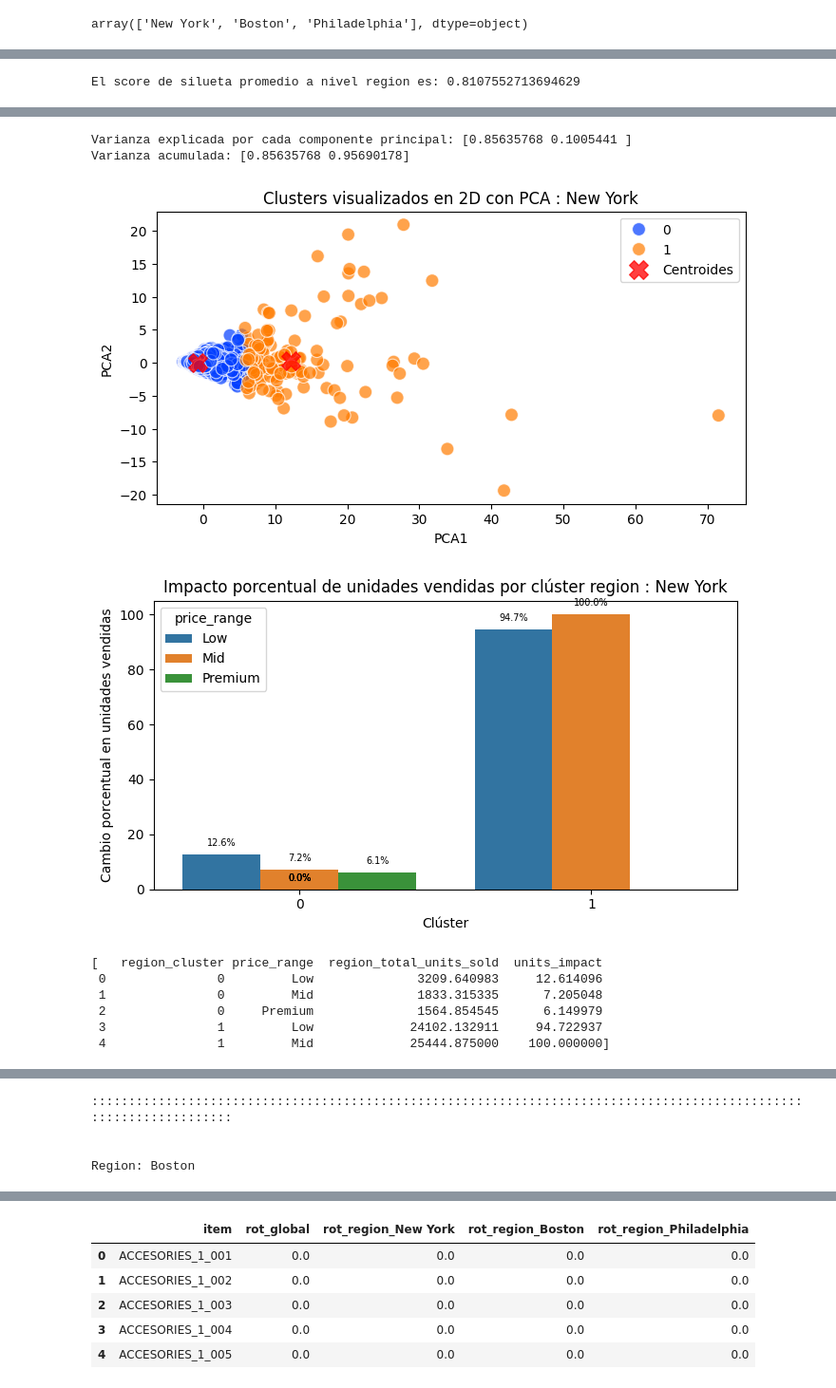
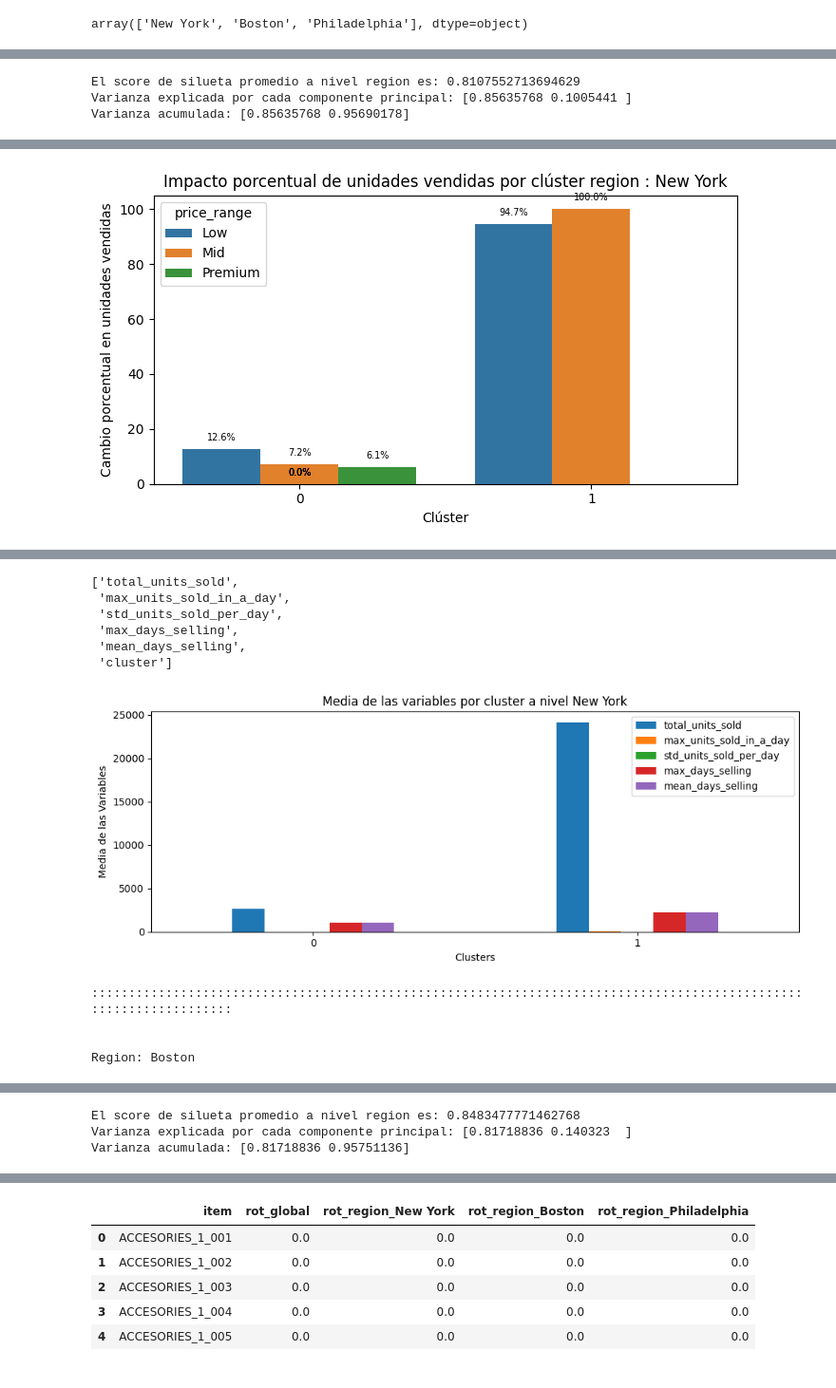
Before and after one commit to antonioMateos/grupo2retail_0424, a Jupyter notebook: 03_Clustering/Clustering_Productos_Rotacion.ipynb, the cells around one changed output, grey strips where cells are left out. Shown at 95% size. Saved outputs shown, nothing was run; the diff lists cells and outputs as text; code cells hidden in the pictures.

Commit message:
Update archivos clustering

```diff
--- a/03_Clustering/Clustering_Productos_Rotacion.ipynb
+++ b/03_Clustering/Clustering_Productos_Rotacion.ipynb
@@ -255,6 +271,43 @@ def create_scatter_plot(data, centroids, level, detail=None):
     plt.xlabel('Total de unidades vendidas')
     plt.ylabel('Maximo num de dias continuos vendiendo')
     plt.show()
+# %%
+def plot_cluster_bars(data, target_col, labels=None):
+    # Filtrar solo las columnas numéricas
+    if labels != None:
+      # Renombramos columnas quitando la variable prefix
+      prefix = f'{labels[0]}_'
+      name = labels[1]
+      data.columns = data.columns.str.replace(prefix, '')
+      display(data.columns.tolist())
+
+    numeric_cols = data.select_dtypes(include='number').columns.tolist()
+
+    # Remover la columna del cluster de las columnas numéricas si está incluida
+    if target_col in numeric_cols:
+        numeric_cols.remove(target_col)
+
+    # Agrupar por la columna del cluster y calcular la media de las columnas numéricas
+    cluster_means = data.groupby(target_col)[numeric_cols].mean()
+
+    # Configurar el gráfico de barras
+    cluster_means.plot(kind='bar', figsize=(10, 4))
+
+    title = f'Media de las variables por {target_col}'
+
+    # Si variable name exists
+    if labels != None:
+      title += f' a nivel {name}'
+
+    # Etiquetas y título
+    plt.title(title)
+    plt.xlabel('Clusters')
+    plt.ylabel('Media de las Variables')
+    plt.xticks(rotation=0)
+
+    # Mostrar el gráfico
+    plt.tight_layout()
+    plt.show()
 # %%
 def analyze_rotation_impact(data, level='global', detail=None):
     """
@@ -492,7 +554,7 @@ for region in unique_regions:
   plot_silhouette(features, level=target, detail=region) # k=2 => En caso de que silueta indica otra cosa hariamos analisis fuera del loop
   # Segmentamos por region
   segmented_data, centroid_df = segment_products_kmeans(features, n_clusters=2, level=target)
-  create_scatter_plot(segmented_data, centroid_df, level=target, detail=region)
+  # create_scatter_plot(segmented_data, centroid_df, level=target, detail=region)
   # DIMENSION REDUX
   # Seleccionamos solo columnas numericas de data
   numeric_data = features.select_dtypes(include=[np.number])
@@ -502,7 +564,10 @@ for region in unique_regions:
   # Añadimos columna 'price_range' desde items a segmented_data
   segmented_data = segmented_data.merge(items[['item', 'price_range']], on='item', how='left')
   rotation_impact_region = analyze_rotation_impact(segmented_data, level=target, detail=region)
-  display(rotation_impact_region)
+  # display(rotation_impact_region)
+  # Visualizamos clusters
+  display(centroid_df)
+  plot_cluster_bars(centroid_df, target_col='cluster', labels=[target,region])
   # Añadimos columnas de clusters a df_items_with_clusters
   df_items_with_clusters = df_items_with_clusters.merge(segmented_data[['item', f'{target}_cluster']], on='item', how='left')
   # Renombramos columna f'{target}_cluster'
@@ -513,3 +578,5 @@ for region in unique_regions:
 Region: New York
 [interactive output not drawn]
 El score de silueta promedio a nivel region es: 0.8107552713694629
+Varianza explicada por cada componente principal: [0.85635768 0.1005441 ]
+Varianza acumulada: [0.85635768 0.95690178]
@@ -516,0 +584 @@ El score de silueta promedio a nivel region es: 0.8107552713694629
+[figure, new version]
@@ -517,10 +588,11 @@ El score de silueta promedio a nivel region es: 0.8107552713694629
-Varianza explicada por cada componente principal: [0.85635768 0.1005441 ]
-Varianza acumulada: [0.85635768 0.95690178]
+['total_units_sold',
+ 'max_units_sold_in_a_day',
+ 'std_units_sold_per_day',
+ 'max_days_selling',
+ 'mean_days_selling',
+ 'cluster']
-[figure, old version]
-[figure, old version]
+[figure, new version]
-[   region_cluster price_range  region_total_units_sold  units_impact
- 0               0         Low              3209.640983     12.614096
- 1               0         Mid              1833.315335      7.205048
- 2               0     Premium              1564.854545      6.149979
- 3               1         Low             24102.132911     94.722937
- 4               1         Mid             25444.875000    100.000000]
+:::::::::::::::::::::::::::::::::::::::::::::::::::::::::::::::::::::::::::::::::::::::::::::::::::::::::::::::::::
+
+
+Region: Boston
@@ -527,4 +600,3 @@ Varianza acumulada: [0.85635768 0.95690178]
-:::::::::::::::::::::::::::::::::::::::::::::::::::::::::::::::::::::::::::::::::::::::::::::::::::::::::::::::::::
-
-
-Region: Boston
+El score de silueta promedio a nivel region es: 0.8483477771462768
+Varianza explicada por cada componente principal: [0.81718836 0.140323  ]
+Varianza acumulada: [0.81718836 0.95751136]
```
Also changed, not shown: parts of 23 cells of this notebook, 4 other files.
